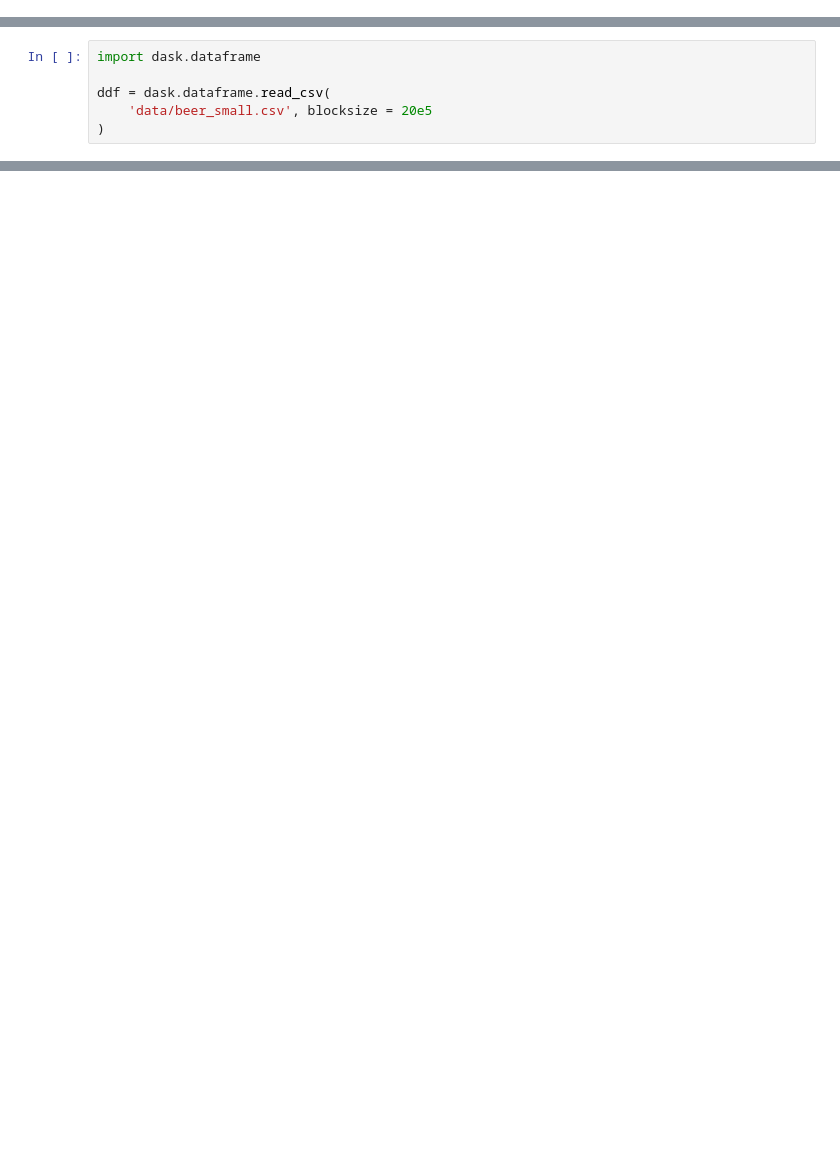
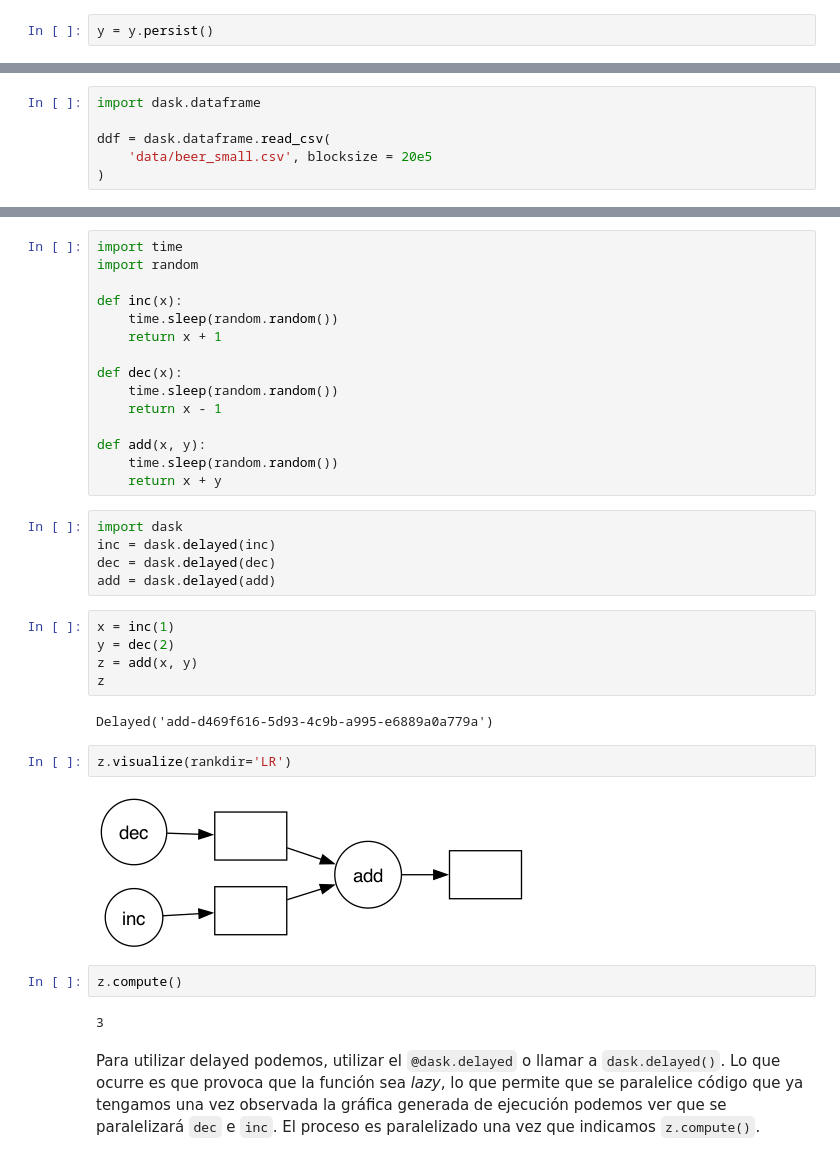
Before and after one commit to roddavalosG/proyecto_dask, a Jupyter notebook: 00_intro_a_dask.ipynb, the cells around one changed output, grey strips where cells are left out. Cells and saved outputs as stored; diff of their text form; blank space fills up the shorter version.

```diff
--- a/00_intro_a_dask.ipynb
+++ b/00_intro_a_dask.ipynb
@@ -51,0 +147,2 @@ Worker: 1
+# %%
+y = y.persist()
@@ -61,0 +484,37 @@ ddf = dask.dataframe.read_csv(
+# %%
+import time
+import random
+
+def inc(x):
+    time.sleep(random.random())
+    return x + 1
+
+def dec(x):
+    time.sleep(random.random())
+    return x - 1
+
+def add(x, y):
+    time.sleep(random.random())
+    return x + y
+# %%
+import dask
+inc = dask.delayed(inc)
+dec = dask.delayed(dec)
+add = dask.delayed(add)
+# %%
+x = inc(1)
+y = dec(2)
+z = add(x, y)
+z
+# %% [output]
+Delayed('add-d469f616-5d93-4c9b-a995-e6889a0a779a')
+# %%
+z.visualize(rankdir='LR')
+# %% [output]
+[figure, added]
+# %%
+z.compute()
+# %% [output]
+3
+# %% [markdown]
+Para utilizar delayed podemos, utilizar el `@dask.delayed` o llamar a `dask.delayed()`. Lo que ocurre es que provoca que la función sea *lazy*, lo que permite que se paralelice código que ya tengamos una vez observada la gráfica generada de ejecución podemos ver que se paralelizará `dec` e `inc`. El proceso es paralelizado una vez que indicamos `z.compute()`.
```
Also changed, not shown: parts of 65 cells of this notebook, 18 other files.
